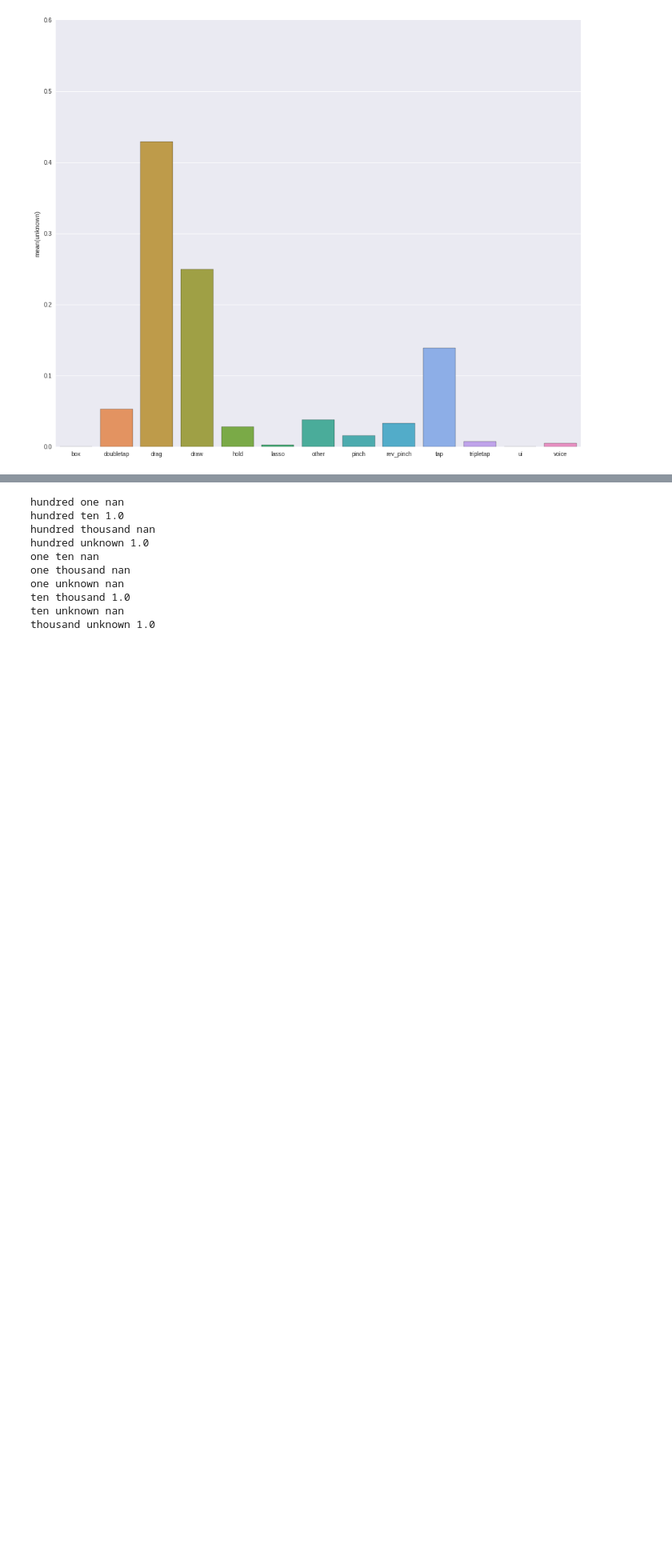
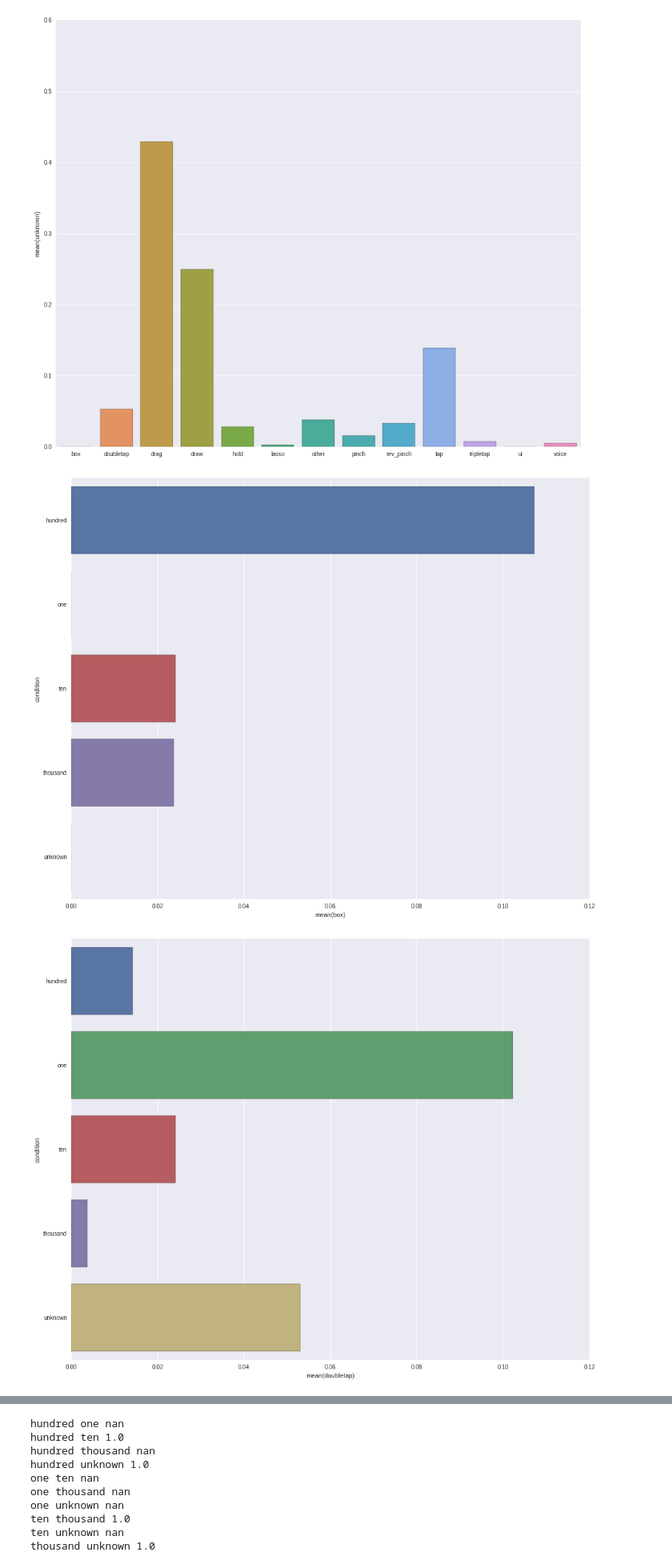
Before and after one commit to ab3nd/TinyRobo, a Jupyter notebook: data/analysis_and_normalization.ipynb, the cells around one changed output, grey strips where cells are left out. Shown at 80% size. Drawn from its saved outputs; the diff is of its cells as text; code cells hidden in the pictures; blank space fills up the shorter version.

Commit message:
more plots, more anovas

```diff
--- a/data/analysis_and_normalization.ipynb
+++ b/data/analysis_and_normalization.ipynb
@@ -311,3 +353,12 @@ for condition in total_gestures.index:
 [figure]
 [figure]
 [figure]
+# %%
+#Try plotting the gestures vs the condition instead of the other way around
+plt.ylim(0.0, 0.6)
+for gesture in col_list:
+    sb.barplot(x = total_gestures[gesture], y = total_gestures.index)
+    plt.show()
+# %% [output]
+[figure, added]
+[figure, added]
```
Also changed, not shown: parts of 17 cells of this notebook.
